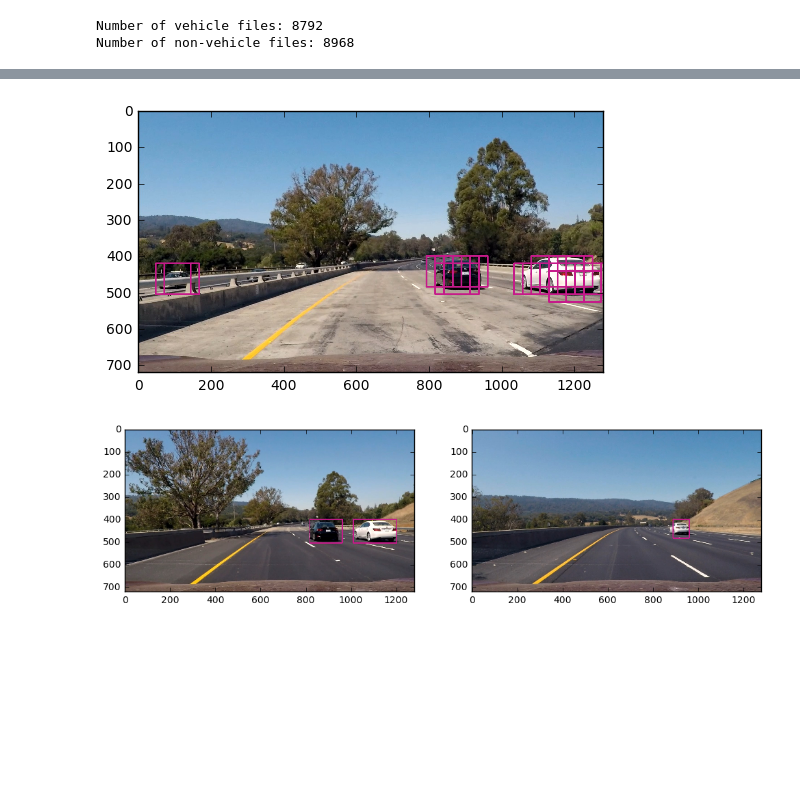
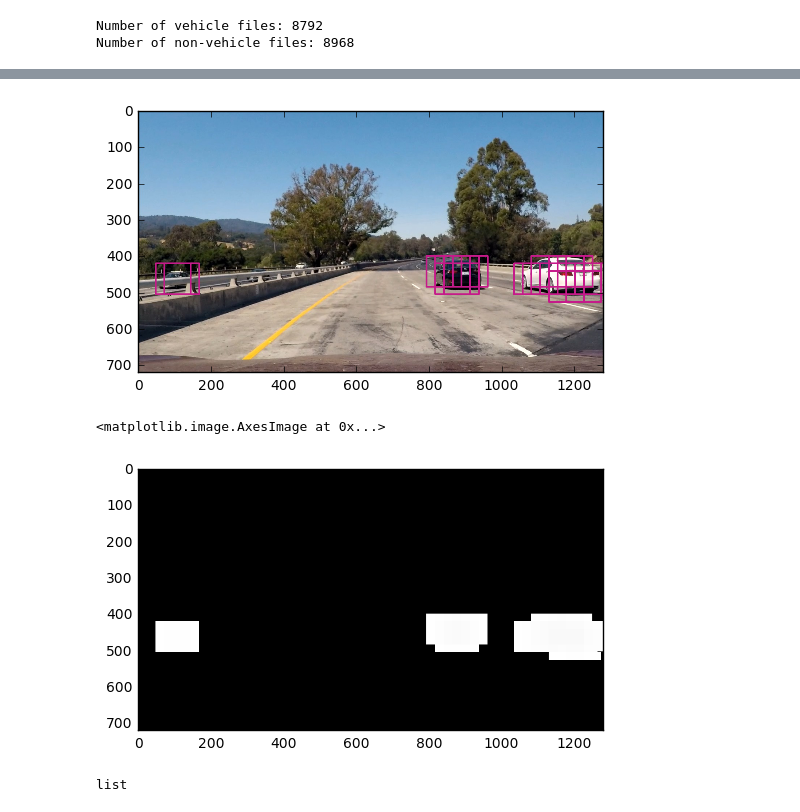
Before and after one commit to udacity/CarND-Vehicle-Detection, a Jupyter notebook: Vehicle_Detection.ipynb, the cells around one changed output, grey strips where cells are left out. Cells and saved outputs as stored; diff of their text form; code cells hidden in the pictures; blank space fills up the shorter version.

```diff
--- a/Vehicle_Detection.ipynb
+++ b/Vehicle_Detection.ipynb
@@ -96,13 +129,13 @@ hist_feat = True  # Histogram features on or off
 hog_feat = True  # HOG features on or off
 
 C_values = [0.08, 0.2, 0.4, 0.8, 1.0, 1.2, 1.4, 1.8, 2.6]
-panelties = ['l2']
+penalties = ['l2']
 losses = ['hinge', 'squared_hinge']
 
 training_accuracies = []
 validation_accuracies = []
 best_c = 1.0
-best_penelty = 'l2'
+best_penalty = 'l2'
 best_loss = 'hinge'
 
 best_accuracy = 0.0
@@ -124,7 +157,7 @@ y_features = np.hstack((np.ones(len(vehicle_images)), np.zeros(len(non_vehicle_i
 
 
 for c in C_values:
-    for panelty in panelties:
+    for penalty in penalties:
         for loss in losses:
             X_train, X_test, y_train, y_test = train_test_split(X_features, y_features,
                                                         test_size=0.3, random_state=2048)
@@ -134,23 +167,24 @@ for c in C_values:
             X_train = scaler.transform(X_train)
             X_test = scaler.transform(X_test)
 
-            svc = LinearSVC(C = c, penalty = panelty, loss = loss).fit(X_train, y_train)
+            svc = LinearSVC(C = c, penalty = penalty, loss = loss).fit(X_train, y_train)
             accuracy = svc.score(X_test, y_test)
             print('Validation accuracy: {:.4f} with C: {}, panelty: {}, loss: {}'.format(
-                    accuracy, c, panelty, loss))
+                    accuracy, c, penalty, loss))
 
             if best_accuracy < accuracy:
                 best_accuracy = accuracy
                 best_c = c
                 best_loss = loss
-                best_penelty = panelty
+                best_penalty = penalty
 
             validation_accuracies.append(accuracy)
             training_accuracies.append(svc.score(X_train, y_train))
 
 print('Best validation accuracy: {:.4f}'.format(best_accuracy))
-print('Best parameters: C: {}, panelty: {}, loss: {}'.format(best_c, best_penelty, best_loss))
+print('Best parameters: C: {}, penalty: {}, loss: {}'.format(best_c, best_penelty, best_loss))
 
+print('')
 print('Retaining with best hyper-parameters')
 
 scaler = StandardScaler().fit(X_features)
@@ -177,24 +211,36 @@ Retaining with best hyper-parameters
 # %%
 img_path = './test_images/test1.jpg'
 image = mpimg.imread(img_path)
+copy_image = np.copy(image)
 draw_image = np.copy(image)
 image = image.astype(np.float32)/255.0
 
 y_start_stop = [400,600]  # Min and max in y to search in sliding windows
 
 windows = vehicle.slide_window(image, x_start_stop=[None, None], y_start_stop=y_start_stop,
                                 xy_window=(96, 85), xy_overlap=(0.75, 0.75))
 
 hot_windows = vehicle.search_windows(image, windows, svc, scaler, color_space=color_space,
                              spatial_size=spatial_size, hist_bins=hist_bins,
                              orient=orient, pix_per_cell=pix_per_cell,
                              cell_per_block=cell_per_block,
                              hog_channel=hog_channel, spatial_feat=spatial_feat,
                              hist_feat=hist_feat, hog_feat=hog_feat)
 
 window_img = helper.draw_boxes(draw_image, hot_windows, color=(197, 27, 138), thick=3)
 
 plt.imshow(window_img)
 plt.show()
+
+heat_map = np.zeros_like(image)
+heat_map = helper.add_heat(heat_map, hot_windows)
+
+plt.imshow(heat_map, cmap='hot')
 # %% [output]
 [figure]
+<matplotlib.image.AxesImage at 0x...>
+[figure, added]
+# %%
+type(hot_windows)
+# %% [output]
+list
@@ -256,8 +328,6 @@ plt.subplot(1, 2, 2)
 plt.imshow(output_2)
 
 plt.show()
-# %% [output]
-[figure, removed]
 # %%
 #x_start_stop=[None, None]
 #y_start_stop = [400,600]
```
Also changed, not shown: parts of 8 cells of this notebook, 2 other files.
